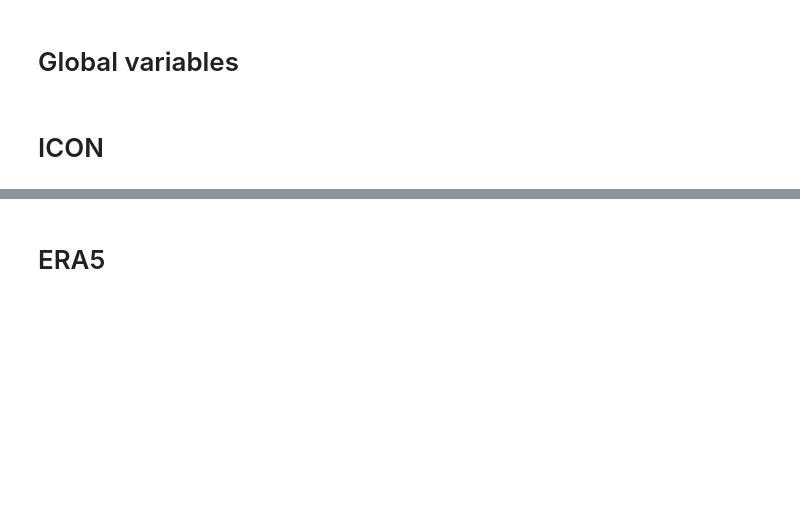
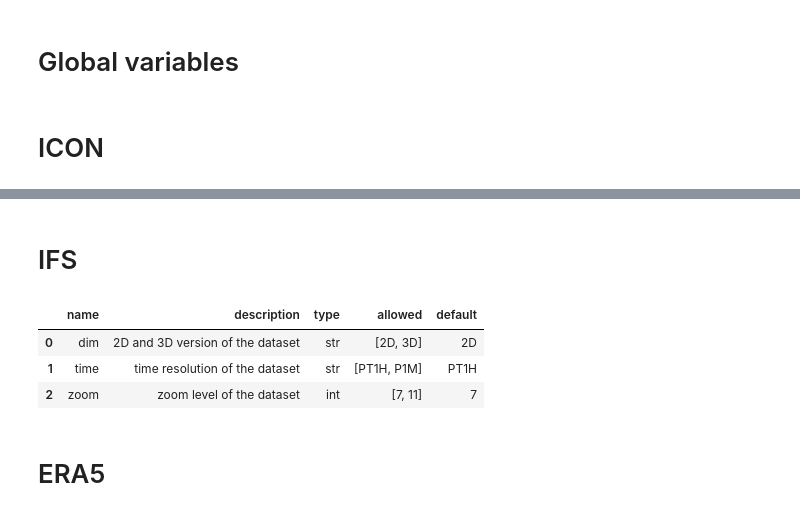
Before and after one commit to efons/add-CloudClimato-team, a Jupyter notebook: hk25-CloudClimato/LatProfiles.ipynb, the cells around one changed output, grey strips where cells are left out. Drawn from its saved outputs; the diff is of its cells as text; code cells hidden in the pictures; blank space fills up the shorter version.

```diff
--- a/hk25-CloudClimato/LatProfiles.ipynb
+++ b/hk25-CloudClimato/LatProfiles.ipynb
@@ -54,0 +67,2 @@ for simu_name in list(icon_simulations.keys()):
+# %% [markdown]
+# IFS
@@ -54,0 +75,7 @@ for simu_name in list(icon_simulations.keys()):
+# %%
+pd.DataFrame(cat_hk25["ifs_tco3999-ng5_deepoff"].describe()["user_parameters"])
+# %% [output]
+|  | name | description | type | allowed | default |
+| 0 | dim | 2D and 3D version of the dataset | str | [2D, 3D] | 2D |
+| 1 | time | time resolution of the dataset | str | [PT1H, P1M] | PT1H |
+| 2 | zoom | zoom level of the dataset | int | [7, 11] | 7 |
```
Also changed, not shown: parts of 25 cells of this notebook.
